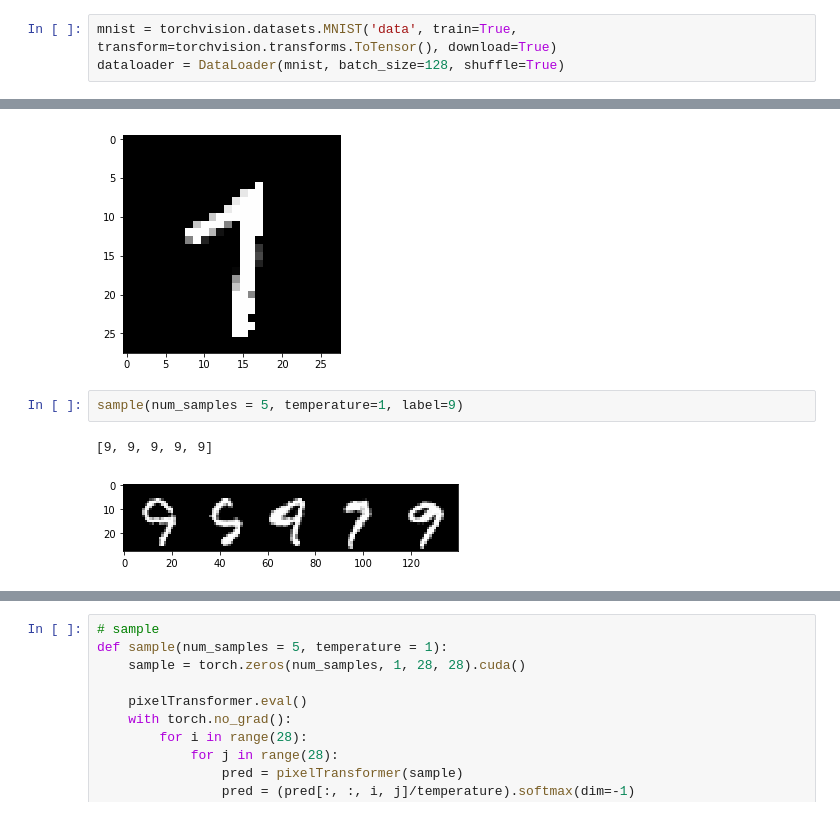
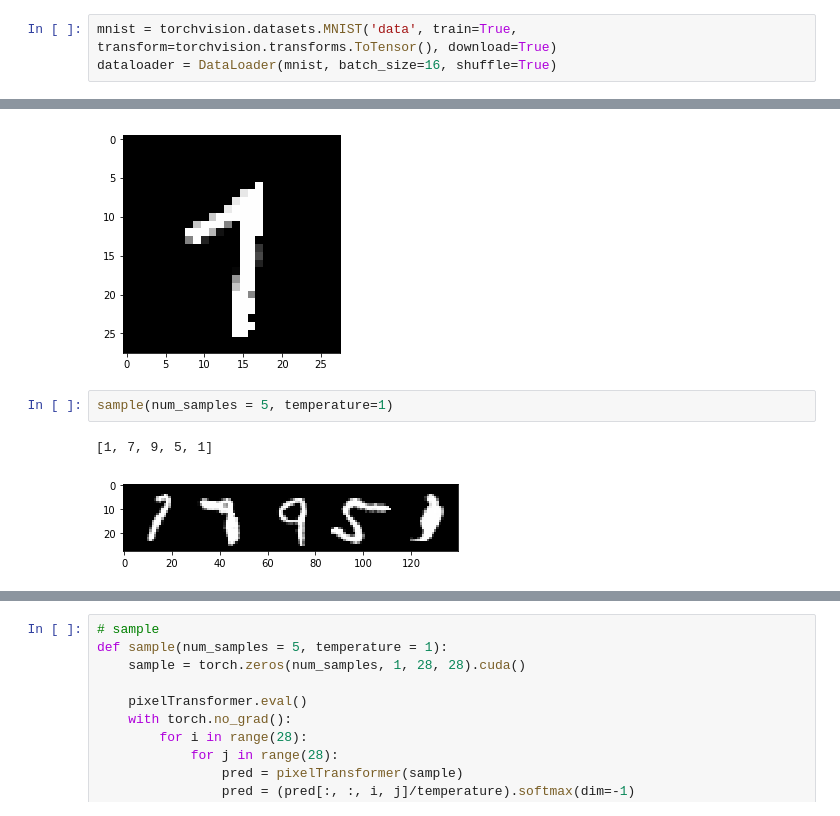
Before and after one commit to pabloppp/Machine-Learning-Lab, a Jupyter notebook: pixelcnn/pixelcnn.ipynb, the cells around one changed output, grey strips where cells are left out. Saved outputs shown, nothing was run; the diff lists cells and outputs as text.

```diff
--- a/pixelcnn/pixelcnn.ipynb
+++ b/pixelcnn/pixelcnn.ipynb
@@ -10,3 +13,3 @@ import numpy as np
 # %%
 mnist = torchvision.datasets.MNIST('data', train=True, transform=torchvision.transforms.ToTensor(), download=True)
-dataloader = DataLoader(mnist, batch_size=128, shuffle=True)
+dataloader = DataLoader(mnist, batch_size=16, shuffle=True)
@@ -202,7 +196,7 @@ plt.show()
 [figure]
 [figure]
 # %%
-sample(num_samples = 5, temperature=1, label=9)
+sample(num_samples = 5, temperature=1)
 # %% [output]
-[9, 9, 9, 9, 9]
+[1, 7, 9, 5, 1]
-[figure, old version]
+[figure, new version]
```
Also changed, not shown: parts of 23 cells of this notebook, 1 other file.
